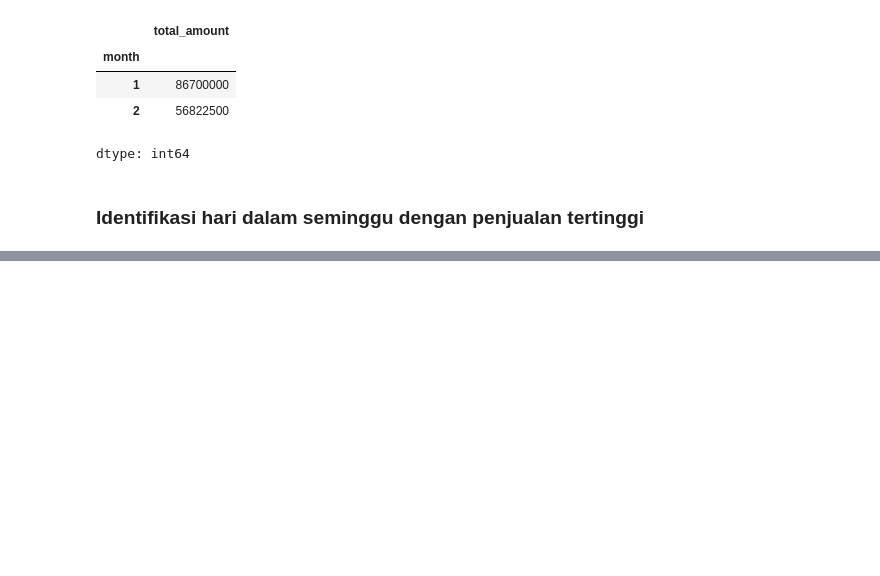
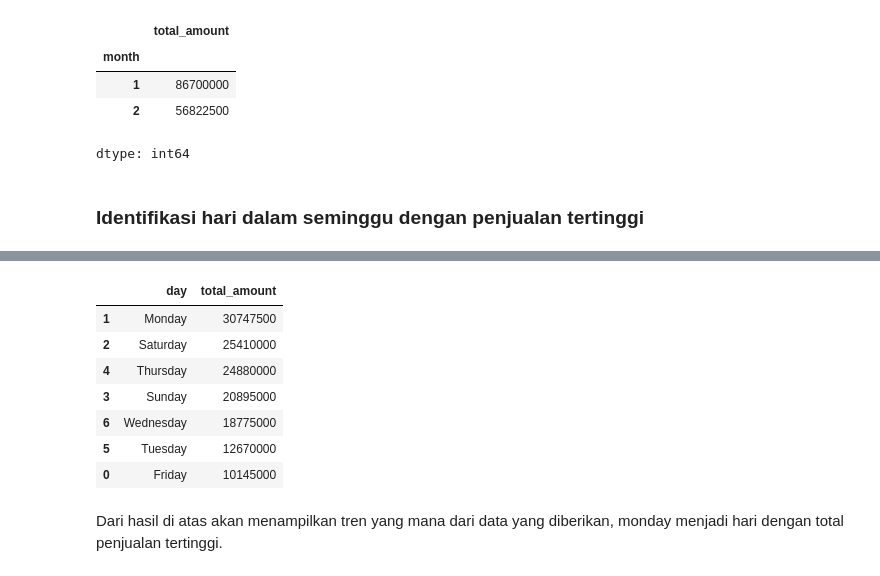
Before and after one commit to galahad20/assignment_Data_Manipulation, a Jupyter notebook: ASSIGNMENT_TEMP_DE14_DAY11_DIMAS_ABIAN_IHSAN.ipynb, the cells around one changed output, grey strips where cells are left out. Cells and saved outputs as stored; diff of their text form; code cells hidden in the pictures; blank space fills up the shorter version.

```diff
--- a/ASSIGNMENT_TEMP_DE14_DAY11_DIMAS_ABIAN_IHSAN.ipynb
+++ b/ASSIGNMENT_TEMP_DE14_DAY11_DIMAS_ABIAN_IHSAN.ipynb
@@ -416,0 +427,3 @@ dtype: int64
+# %%
+#membuat kolom day dari order date
+order['day'] = order['order_date'].dt.day_name()
@@ -416,0 +439,14 @@ dtype: int64
+# %%
+#group by day dan sort by day dengan penjualan tertinggi
+order.groupby('day')['total_amount'].sum().reset_index().sort_values(by='total_amount', ascending=False)
+# %% [output]
+|  | day | total_amount |
+| 1 | Monday | 30747500 |
+| 2 | Saturday | 25410000 |
+| 4 | Thursday | 24880000 |
+| 3 | Sunday | 20895000 |
+| 6 | Wednesday | 18775000 |
+| 5 | Tuesday | 12670000 |
+| 0 | Friday | 10145000 |
+# %% [markdown]
+Dari hasil di atas akan menampilkan tren yang mana dari data yang diberikan, monday menjadi hari dengan total penjualan tertinggi.
```
Also changed, not shown: parts of 4 cells of this notebook.
